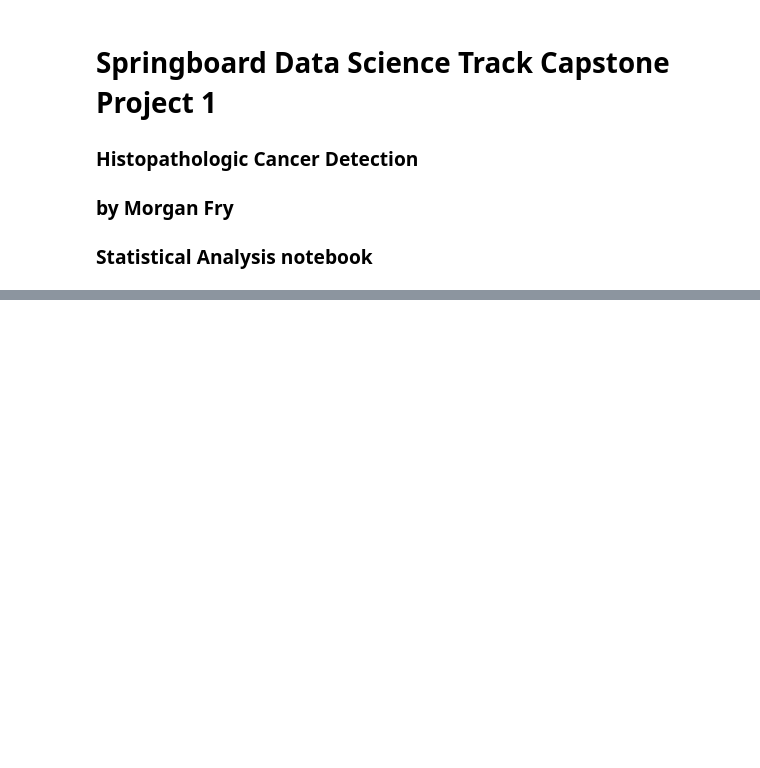
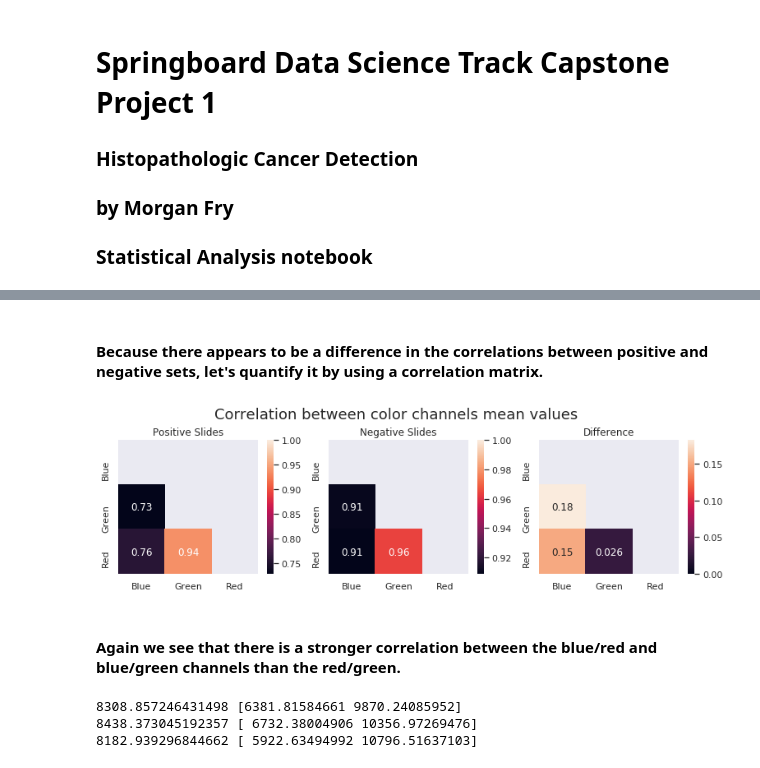
Before and after one commit to morganfry/springboard, a Jupyter notebook: Capstone Project 1/Spr_Cap1_Mfry_Inferential_Statistics.ipynb, the cells around one changed output, grey strips where cells are left out. Drawn from its saved outputs; the diff is of its cells as text; code cells hidden in the pictures; blank space fills up the shorter version.

```diff
--- a/Capstone Project 1/Spr_Cap1_Mfry_Inferential_Statistics.ipynb
+++ b/Capstone Project 1/Spr_Cap1_Mfry_Inferential_Statistics.ipynb
@@ -83,0 +121,9 @@ lambda_est=np.mean(X_p_mean)
+# %%
+#make grayscale and flatten
+X_gr_p,X_gr_n=[],[]
+for each in X_p_c:
+    X_gr_p.append(cv2.cvtColor(each, cv2.COLOR_BGR2GRAY))
+for each in X_n_c:
+    X_gr_n.append(cv2.cvtColor(each, cv2.COLOR_BGR2GRAY))
+X_gr_p_v=[a.flatten() for a in X_gr_p]
+X_gr_n_v=[a.flatten() for a in X_gr_n]
@@ -83,0 +143,4 @@ lambda_est=np.mean(X_p_mean)
+# %%
+#crop
+X_p_c=[a[31:63,31:63] for a in X_p]
+X_n_c=[a[31:63,31:63] for a in X_n]
@@ -83,0 +237,18 @@ lambda_est=np.mean(X_p_mean)
+# %% [markdown]
+#### Because there appears to be a difference in the correlations between positive and negative sets, let's quantify it by using a correlation matrix.
+# %%
+#plot the correlation matrix
+fig,axs = plt.subplots(1,3, figsize=(13,3))
+fig.text(x=0.25,y=1,s='Correlation between color channels mean values',fontsize=18)
+corrp=X_p_df.corr()
+corrn=X_n_df.corr()
+corrdiff=abs(corrp-corrn)
+mask = np.triu(np.ones_like(corrp, dtype=np.bool))
+sns.heatmap(corrp,ax=axs[0],mask=mask,annot=True).set_title('Positive Slides')
+sns.heatmap(corrn,ax=axs[1],mask=mask,annot=True).set_title('Negative Slides')
+sns.heatmap(corrdiff,ax=axs[2],mask=mask,annot=True).set_title('Difference')
+plt.show()
+# %% [output]
+[figure, added]
+# %% [markdown]
+#### Again we see that there is a stronger correlation between the blue/red and blue/green channels than the red/green.
@@ -83,0 +281,11 @@ lambda_est=np.mean(X_p_mean)
+# %%
+distances=[pp_dist,pn_dist,nn_dist]
+d_means=[np.mean(a) for a in distances]
+d_ci95=[np.percentile(a,[2.5,97.5]) for a in distances]
+
+for i in range(len(distances)):
+    print(d_means[i],d_ci95[i])
+# %% [output]
+8308.857246431498 [6381.81584661 9870.24085952]
+8438.373045192357 [ 6732.38004906 10356.97269476]
+8182.939296844662 [ 5922.63494992 10796.51637103]
```
Also changed, not shown: parts of 66 cells of this notebook.
